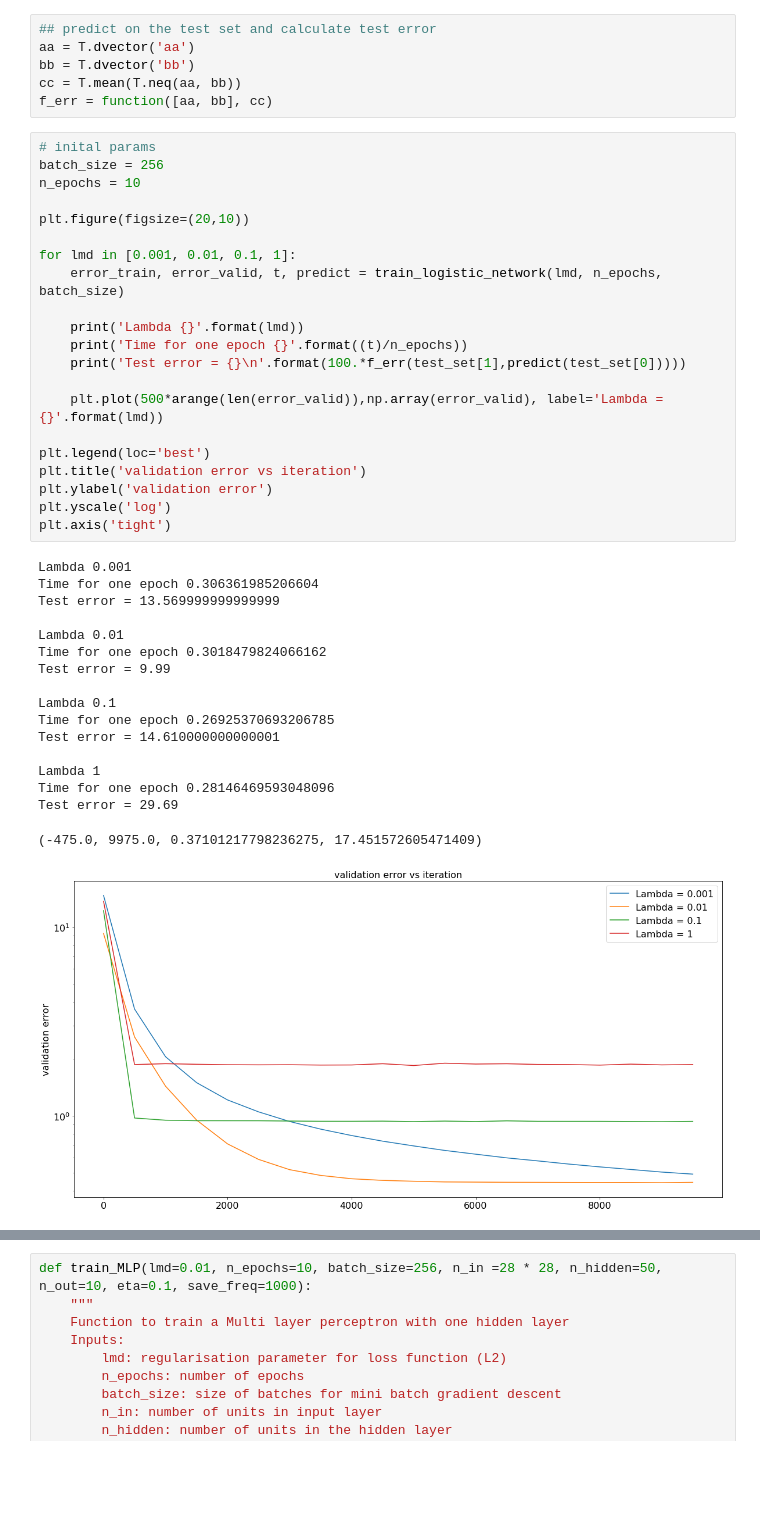
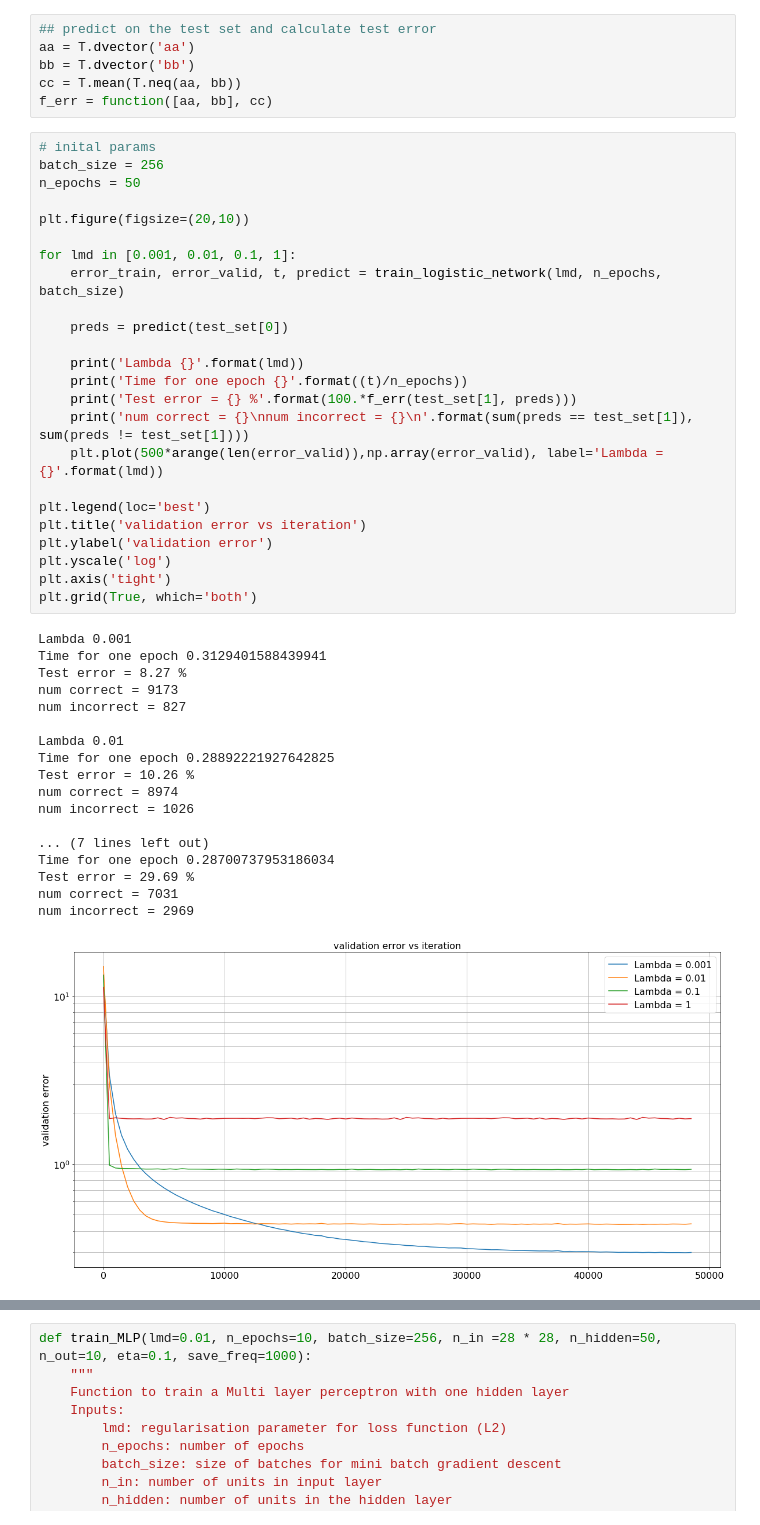
Before and after one commit to nikhilaravi/am207, a Jupyter notebook: Long_HW_1.ipynb, the cells around one changed output, grey strips where cells are left out. Drawn from its saved outputs; the diff is of its cells as text; blank space fills up the shorter version.

```diff
--- a/Long_HW_1.ipynb
+++ b/Long_HW_1.ipynb
@@ -228,39 +228,43 @@ f_err = function([aa, bb], cc)
 # %%
 # inital params
 batch_size = 256
-n_epochs = 10
+n_epochs = 50
 
 plt.figure(figsize=(20,10))
 
 for lmd in [0.001, 0.01, 0.1, 1]:
     error_train, error_valid, t, predict = train_logistic_network(lmd, n_epochs, batch_size)
 
+    preds = predict(test_set[0])
+
     print('Lambda {}'.format(lmd))
     print('Time for one epoch {}'.format((t)/n_epochs))
-    print('Test error = {}\n'.format(100.*f_err(test_set[1],predict(test_set[0]))))
-
+    print('Test error = {} %'.format(100.*f_err(test_set[1], preds)))
+    print('num correct = {}\nnum incorrect = {}\n'.format(sum(preds == test_set[1]), sum(preds != test_set[1])))
     plt.plot(500*arange(len(error_valid)),np.array(error_valid), label='Lambda = {}'.format(lmd))
 
 plt.legend(loc='best')
 plt.title('validation error vs iteration')
 plt.ylabel('validation error')
 plt.yscale('log')
 plt.axis('tight')
+plt.grid(True, which='both')
 # %% [output]
 Lambda 0.001
-Time for one epoch 0.306361985206604
-Test error = 13.569999999999999
+Time for one epoch 0.3129401588439941
+Test error = 8.27 %
+num correct = 9173
+num incorrect = 827
 
 Lambda 0.01
-Time for one epoch 0.3018479824066162
-Test error = 9.99
+Time for one epoch 0.28892221927642825
+Test error = 10.26 %
+num correct = 8974
+num incorrect = 1026
 
-Lambda 0.1
-Time for one epoch 0.26925370693206785
-Test error = 14.610000000000001
-
-Lambda 1
-Time for one epoch 0.28146469593048096
-Test error = 29.69
+... (7 lines left out)
+Time for one epoch 0.28700737953186034
+Test error = 29.69 %
+num correct = 7031
+num incorrect = 2969
-(-475.0, 9975.0, 0.37101217798236275, 17.451572605471409)
-[figure, old version]
+[figure, new version]
```
Also changed, not shown: parts of 10 cells of this notebook.
